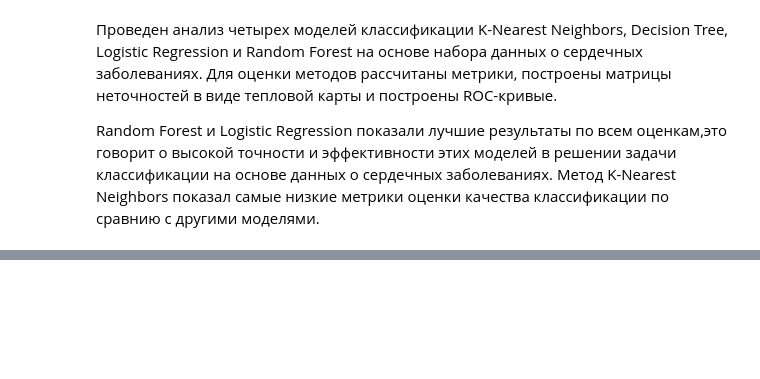
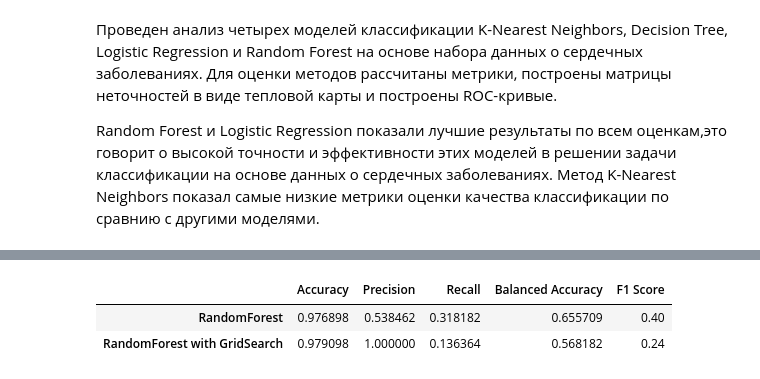
Before and after one commit to pol1np/Data_analysis, a Jupyter notebook: ЛР5_Проценко_1.ipynb, the cells around one changed output, grey strips where cells are left out. Saved outputs shown, nothing was run; the diff lists cells and outputs as text; code cells hidden in the pictures; blank space fills up the shorter version.

```diff
--- a/ЛР5_Проценко_1.ipynb
+++ b/ЛР5_Проценко_1.ipynb
@@ -364,0 +371,26 @@ Random Forest и Logistic Regression показали лучшие резуль
+# %%
+from sklearn.model_selection import GridSearchCV
+
+param_grid = {
+    'max_depth': [30, 100, 200, 500, None],
+    'min_samples_split': [2, 5, 10, 20],
+    'min_samples_leaf': [1, 2, 4],
+    'criterion': ['gini', 'entropy']
+}
+
+dt = RandomForestClassifier(random_state=42, n_estimators=100)
+
+grid_search = GridSearchCV(
+    dt,
+    param_grid,
+    cv=5,
+    scoring='recall',
+    n_jobs=-1,
+    verbose=1
+)
+
+grid_search.fit(X_train_scaled, y_train)
+
+best_dt = grid_search.best_estimator_
+
+dt_pred = best_dt.predict(X_test_scaled)
@@ -364,0 +401,21 @@ Random Forest и Logistic Regression показали лучшие резуль
+# %%
+dt_accuracy_2 = accuracy_score(y_test, dt_pred)
+dt_precision_2 = precision_score(y_test, dt_pred)
+dt_recall_2 = recall_score(y_test, dt_pred)
+dt_balanced_accuracy_2 = balanced_accuracy_score(y_test, dt_pred)
+dt_f1_2 = f1_score(y_test, dt_pred)
+
+data = {
+    'Accuracy': [dt_accuracy, dt_accuracy_2],
+    'Precision': [dt_precision, dt_precision_2],
+    'Recall': [dt_recall, dt_recall_2],
+    'Balanced Accuracy': [dt_balanced_accuracy, dt_balanced_accuracy_2],
+    'F1 Score': [dt_f1, dt_f1_2]
+}
+
+m_df = pd.DataFrame(data, index=['RandomForest', 'RandomForest with GridSearch'])
+m_df
+# %% [output]
+|  | Accuracy | Precision | Recall | Balanced Accuracy | F1 Score |
+| RandomForest | 0.976898 | 0.538462 | 0.318182 | 0.655709 | 0.40 |
+| RandomForest with GridSearch | 0.979098 | 1.000000 | 0.136364 | 0.568182 | 0.24 |
```
Also changed, not shown: parts of 31 cells of this notebook.
